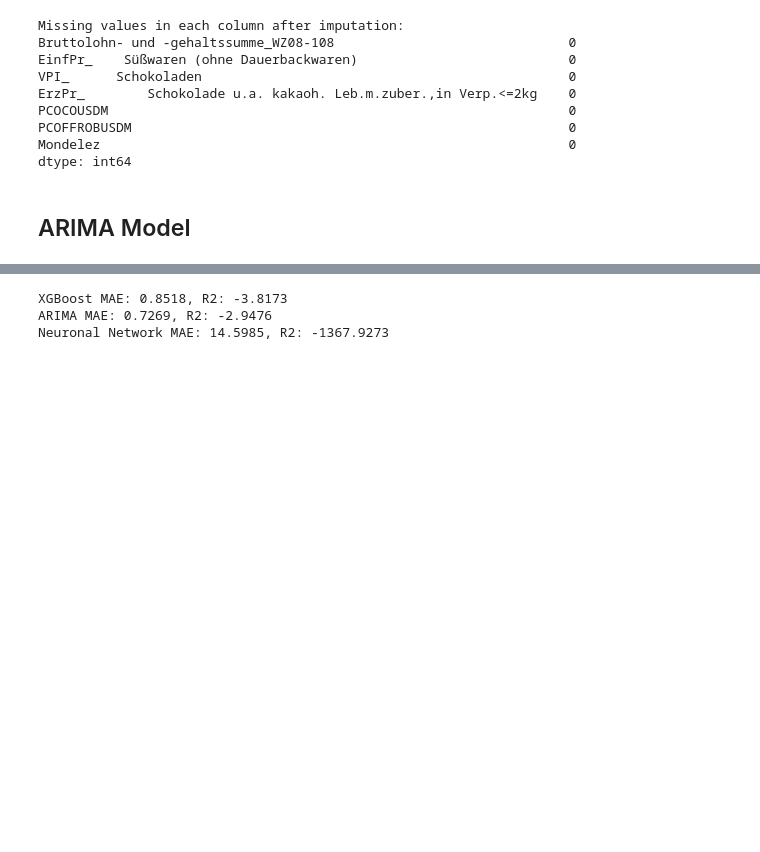
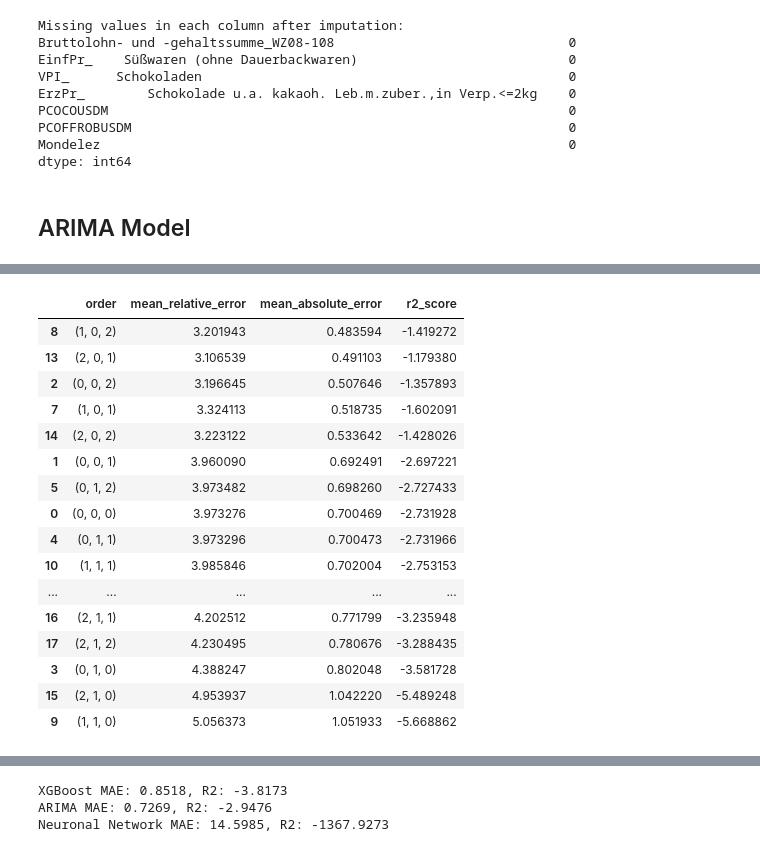
Before and after one commit to salimaabdalla/dpp_projekt_2026, a Jupyter notebook: notebooks/08_prediction_monthly_updated.ipynb, the cells around one changed output, grey strips where cells are left out. Saved outputs shown, nothing was run; the diff lists cells and outputs as text; code cells hidden in the pictures; blank space fills up the shorter version.

Commit message:
ARIMAX prediction included

```diff
--- a/notebooks/08_prediction_monthly_updated.ipynb
+++ b/notebooks/08_prediction_monthly_updated.ipynb
@@ -247,19 +247,69 @@ y_test_imputed = y_test.fillna(0)
 # %% [markdown]
 ## ARIMA Model
 # %%
-# evaluate ARIMA model for a given order (p, d, q) and return the mean relative error
-def evaluate_arima_model(X_train_processed, y_train_imputed, X_test_processed, y_test_imputed, order):
-    from statsmodels.tsa.arima.model import ARIMA
-    from sklearn.metrics import mean_absolute_error
+# evaluate ARIMA model for different orders (p, d, q) and return the mean relative error, mean absolute error and r2 score
+from statsmodels.tsa.arima.model import ARIMA
+from sklearn.metrics import mean_absolute_error, r2_score
 
+import warnings
+warnings.filterwarnings("ignore")
+
+def evaluate_arima_model(X_train, y_train, X_test, y_test, order):
     # fitting ARIMA model on training data
     model = ARIMA(y_train, order=order)
     model_fit = model.fit()
 
     # making predictions on test data
-    predictions = model_fit.forecast(steps=len(y_test))
+    y_pred = model_fit.forecast(steps=len(y_test))
 
-    # calculating mean relative error
-    mean_relative_error = np.mean(np.abs(predictions - y_test) / np.abs(y_test))
+    # calculating mean relative error, mean absolute error and r2 score
+    mean_relative_error_arima = np.mean(np.abs((y_test - y_pred) / y_test))
+    mean_absolute_error_arima = mean_absolute_error(y_test, y_pred)
+    r2_arima = r2_score(y_test, y_pred)
 
-    return mean_relative_error
+    return mean_relative_error_arima, mean_absolute_error_arima, r2_arima
+
+# gridsearch for ARIMA hyperparameters
+p_values = [0, 1, 2]
+d_values = [0, 1]
+q_values = [0, 1, 2]
+best_score_mre_arima = float('inf')
+best_order_mre_arima = None
+best_score_mae_arima = float('inf')
+best_order_mae_arima = None
+best_score_r2_arima = float('-inf')
+best_order_r2_arima = None
+
+for p in p_values:
+    for d in d_values:
+        for q in q_values:
+            order = (p, d, q)
+            mean_relative_error_arima, mean_absolute_error_arima, r2_arima = evaluate_arima_model(X_train_processed, y_train_imputed, X_test_processed, y_test_imputed, order)
+            print(f'ARIMA{order} - Mean Relative Error: {mean_relative_error_arima}, Mean Absolute Error: {mean_absolute_error_arima}, R2 Score: {r2_arima}')
+            if mean_relative_error_arima < best_score_mre_arima:
+                best_score_mre_arima = mean_relative_error_arima
+                best_order_mre_arima = order
+            if mean_absolute_error_arima < best_score_mae_arima:
+                best_score_mae_arima = mean_absolute_error_arima
+                best_order_mae_arima = order
+            if r2_arima > best_score_r2_arima:
+                best_score_r2_arima = r2_arima
+                best_order_r2_arima = order
+
+print(f'Best ARIMA order (Mean Relative Error): {best_order_mre_arima} with Mean Relative Error: {best_score_mre_arima}')
+print(f'Best ARIMA order (Mean Absolute Error): {best_order_mae_arima} with Mean Absolute Error: {best_score_mae_arima}')
+print(f'Best ARIMA order (R2 Score): {best_order_r2_arima} with R2 Score: {best_score_r2_arima}')
+
+# saving results of ARIMA gridsearch in a dataframe for better visualization
+arima_results = []
+for p in p_values:
+    for d in d_values:
+        for q in q_values:
+            order = (p, d, q)
+            mean_relative_error_arima, mean_absolute_error_arima, r2_arima = evaluate_arima_model(X_train_processed, y_train_imputed, X_test_processed, y_test_imputed, order)
+            arima_results.append({'order': order, 'mean_relative_error': mean_relative_error_arima, 'mean_absolute_error': mean_absolute_error_arima, 'r2_score': r2_arima})
+arima_results_df = pd.DataFrame(arima_results)
+#arima_results_df.sort_values(by='mean_relative_error', inplace=True)
+arima_results_df.sort_values(by='mean_absolute_error', inplace=True)
+arima_results_df
+# %% [output]
@@ -265,0 +337,17 @@ def evaluate_arima_model(X_train_processed, y_train_imputed, X_test_processed, y
+|  | order | mean_relative_error | mean_absolute_error | r2_score |
+| 8 | (1, 0, 2) | 3.201943 | 0.483594 | -1.419272 |
+| 13 | (2, 0, 1) | 3.106539 | 0.491103 | -1.179380 |
+| 2 | (0, 0, 2) | 3.196645 | 0.507646 | -1.357893 |
+| 7 | (1, 0, 1) | 3.324113 | 0.518735 | -1.602091 |
+| 14 | (2, 0, 2) | 3.223122 | 0.533642 | -1.428026 |
+| 1 | (0, 0, 1) | 3.960090 | 0.692491 | -2.697221 |
+| 5 | (0, 1, 2) | 3.973482 | 0.698260 | -2.727433 |
+| 0 | (0, 0, 0) | 3.973276 | 0.700469 | -2.731928 |
+| 4 | (0, 1, 1) | 3.973296 | 0.700473 | -2.731966 |
+| 10 | (1, 1, 1) | 3.985846 | 0.702004 | -2.753153 |
+| ... | ... | ... | ... | ... |
+| 16 | (2, 1, 1) | 4.202512 | 0.771799 | -3.235948 |
+| 17 | (2, 1, 2) | 4.230495 | 0.780676 | -3.288435 |
+| 3 | (0, 1, 0) | 4.388247 | 0.802048 | -3.581728 |
+| 15 | (2, 1, 0) | 4.953937 | 1.042220 | -5.489248 |
+| 9 | (1, 1, 0) | 5.056373 | 1.051933 | -5.668862 |
```
Also changed, not shown: parts of 6 cells of this notebook.
